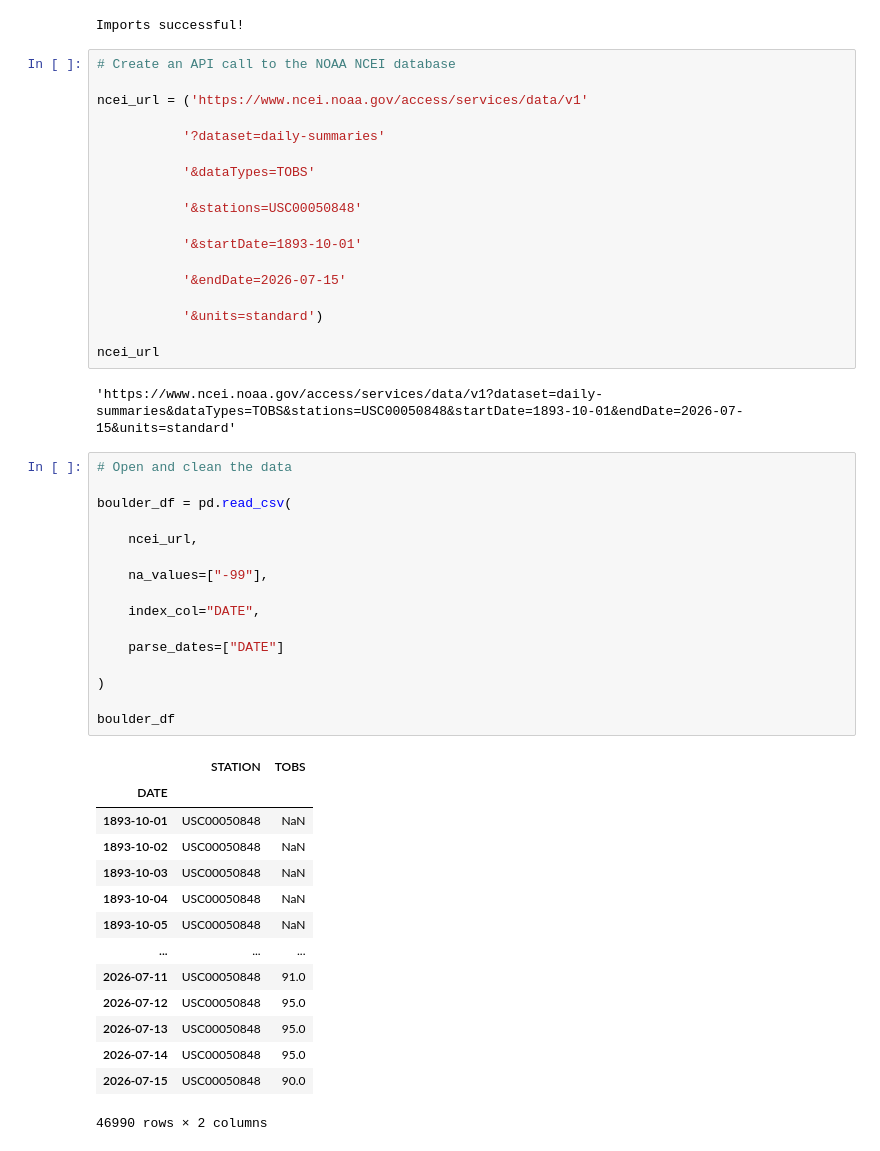
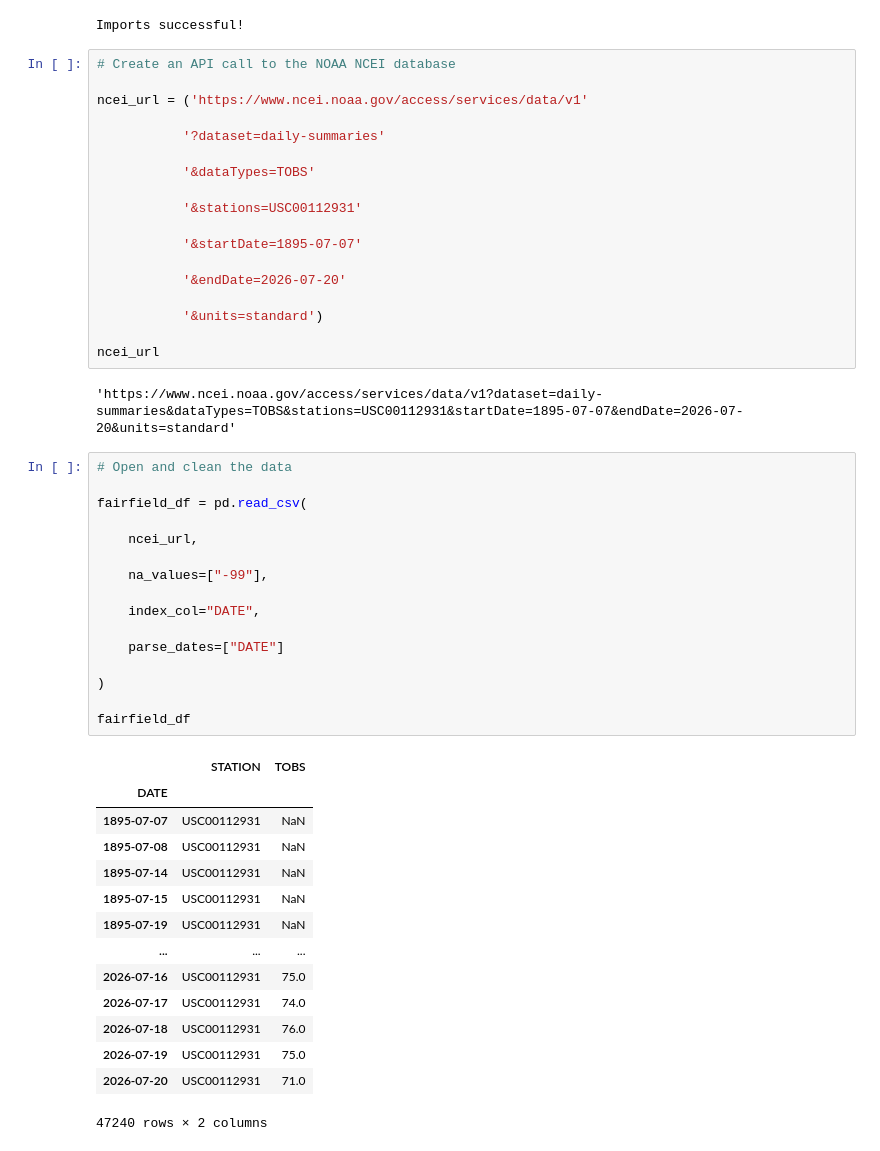
Before and after one commit to cu-esiil-edu/01-climate-Elijah-Oluwapelumi, a Jupyter notebook: climate-data-analysis.ipynb, the cells around one changed output. Cells and saved outputs as stored; diff of their text form.

```diff
--- a/climate-data-analysis.ipynb
+++ b/climate-data-analysis.ipynb
@@ -22,48 +22,48 @@ ncei_url = ('https://www.ncei.noaa.gov/access/services/data/v1'
 
            '&dataTypes=TOBS'
 
-           '&stations=USC00050848'
+           '&stations=USC00112931'
 
-           '&startDate=1893-10-01'
+           '&startDate=1895-07-07'
 
-           '&endDate=2026-07-15'
+           '&endDate=2026-07-20'
 
            '&units=standard')
 
 ncei_url
 # %% [output]
-'https://www.ncei.noaa.gov/access/services/data/v1?dataset=daily-summaries&dataTypes=TOBS&stations=USC00050848&startDate=1893-10-01&endDate=2026-07-15&units=standard'
+'https://www.ncei.noaa.gov/access/services/data/v1?dataset=daily-summaries&dataTypes=TOBS&stations=USC00112931&startDate=1895-07-07&endDate=2026-07-20&units=standard'
 # %%
 # Open and clean the data
 
-boulder_df = pd.read_csv(
+fairfield_df = pd.read_csv(
 
     ncei_url,
 
     na_values=["-99"],
 
     index_col="DATE",
 
     parse_dates=["DATE"]
 
 )
 
-boulder_df
+fairfield_df
 # %% [output]
 |  | STATION | TOBS |
 | DATE |  |  |
-| 1893-10-01 | USC00050848 | NaN |
-| 1893-10-02 | USC00050848 | NaN |
-| 1893-10-03 | USC00050848 | NaN |
-| 1893-10-04 | USC00050848 | NaN |
-| 1893-10-05 | USC00050848 | NaN |
+| 1895-07-07 | USC00112931 | NaN |
+| 1895-07-08 | USC00112931 | NaN |
+| 1895-07-14 | USC00112931 | NaN |
+| 1895-07-15 | USC00112931 | NaN |
+| 1895-07-19 | USC00112931 | NaN |
 | ... | ... | ... |
-| 2026-07-11 | USC00050848 | 91.0 |
-| 2026-07-12 | USC00050848 | 95.0 |
-| 2026-07-13 | USC00050848 | 95.0 |
-| 2026-07-14 | USC00050848 | 95.0 |
-| 2026-07-15 | USC00050848 | 90.0 |
+| 2026-07-16 | USC00112931 | 75.0 |
+| 2026-07-17 | USC00112931 | 74.0 |
+| 2026-07-18 | USC00112931 | 76.0 |
+| 2026-07-19 | USC00112931 | 75.0 |
+| 2026-07-20 | USC00112931 | 71.0 |
-46990 rows × 2 columns
+47240 rows × 2 columns
 # %%
 # Keep only the TOBS column
 
```
Also changed, not shown: parts of 9 cells of this notebook, 2 other files.
